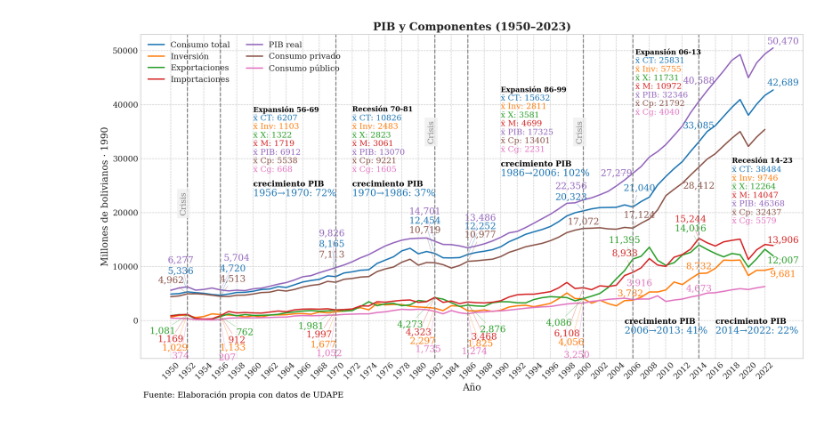
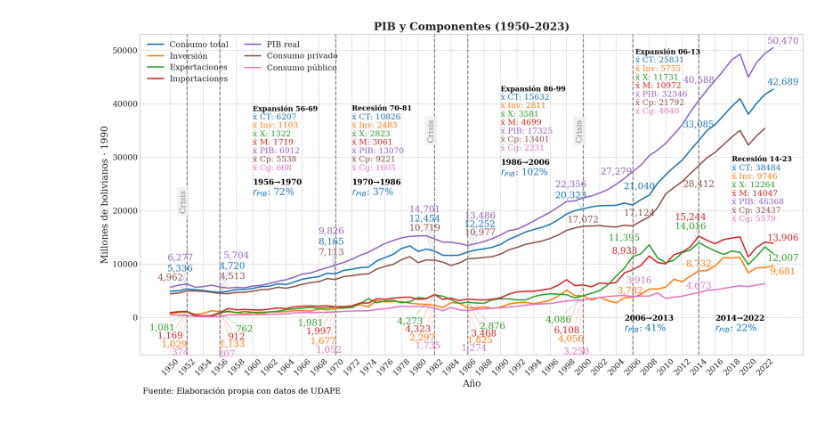
Before and after one commit to navi0369/proyectomacro, a Jupyter notebook: src/tesis/serie_completa/pib/pib_tipo_de_gasto_serie_completa.ipynb, the cells around one changed output. Drawn from its saved outputs; the diff is of its cells as text; code cells hidden in the pictures.

Commit message:
se crearon carpetas en assets/tesis/serie_completa para organizar mejor las imagenes, asi mismo se modificaron los output de las graficas en src/tesis/serie_completa

```diff
--- a/src/tesis/serie_completa/pib/pib_tipo_de_gasto_serie_completa.ipynb
+++ b/src/tesis/serie_completa/pib/pib_tipo_de_gasto_serie_completa.ipynb
@@ -2,7 +2,13 @@
 import pandas as pd
 import matplotlib.pyplot as plt
 import sqlite3, os
-from funciones import add_hitos, add_period_growth_annotations, add_cycle_means, add_year_value_annotations
+import sys
+sys.path.append(os.path.abspath('../'))          # utilidades propias
+from graficos_utils import (
+    add_hitos, add_cycle_means_multi,
+    add_year_value_annotations, add_period_growth_annotations_multi,
+    add_participation_cycle_boxes
+)
 
 CRISIS_52_55      = slice(1952, 1955)   # Crisis
 EXPANSION_56_69   = slice(1956, 1969)   # Expansión
@@ -14,7 +20,7 @@ ACUMULACION_06_13 = slice(2006, 2013)   # Acumulación (expansión)
 RECESION_14_23    = slice(2014, 2024)   # Recesión
 
 # ── 1. Configuración general y salida ────────────────────────────────
-output_dir = "../../../../assets/tesis/serie_completa"
+output_dir = "../../../../assets/tesis/serie_completa/pib"
 os.makedirs(output_dir, exist_ok=True)
 plt.style.use('seaborn-v0_8-whitegrid')
 plt.rcParams.update({
@@ -126,12 +132,12 @@ hitos_offset = {
     1982: 0.70, 1986: 0.55, 2000: 0.70,
     2006: 0.69, 2014: 0.63
 }
-annotation_tasas_offsets = {
-    1970: (1960, 0.49),
-    1986: (1972, 0.49),
-    2006: (1990, 0.56),
-    2013: (2005, 0.01),
-    2022: (2016, 0.01),
+period_offsets: dict[str, tuple[float, float]] = {
+    '1956-1970': (1960, 0.49),
+    '1970-1986': (1972, 0.49),
+    '1986-2006': (1990, 0.56),
+    '2006-2013': (2005, 0.01),
+    '2014-2022': (2016, 0.01),
 }
 
 # ── 5. Crear figura y trazar ────────────────────────────────────────
@@ -186,14 +192,6 @@ periodos = [
     (2014, 2022),
 ]
 
-add_period_growth_annotations(
-    ax, df, periodos,
-    col='pib_real_base_1990',
-    annotation_offsets=annotation_tasas_offsets,
-    label_prefix="crecimiento PIB",
-    color=component_colors['pib_real_base_1990']
-)
-
 
 
 # ── 8. Cuadros de estadísticas ───────────────────────────────────────
@@ -213,6 +211,13 @@ abbr = {
     "consumo_publico":              "Cg",
 }
 
+add_period_growth_annotations_multi(
+    ax, df, periodos,
+    cols=['pib_real_base_1990'],
+    period_offsets=period_offsets,
+    colors=component_colors,
+    abbr_map={'pib_real_base_1990': 'PIB'},
+)
 # ── 8.2 Estadísticas (promedios enteros) por ciclo ya calculado ─────────
 cycle_stats = {
     "Expansión 56-69":   avg_expansion_56_69,
@@ -256,31 +261,31 @@ for name, stats in cycle_stats.items():
     for j, col in enumerate(abbr):
         val = int(round(stats[col]))
         ax.text(
             x0, y0 - (j+1)*line_spacing,
             f"x̄ {abbr[col]}: {val}",
             ha='left', va='top',
             fontsize=12, color=component_colors[col],
             zorder=7
         )
 # ── 9. Formato final ────────────────────────────────────────────────
 ax.set_title(f"PIB y Componentes ({df.index[0]}–{df.index[-1]})", fontweight='bold')
 ax.set_xlabel("Año")
 ax.set_ylabel("Millones de bolivianos · 1990")
 ax.set_xticks(df.index[::max(1,len(df)//31)])
 ax.tick_params(axis='x', rotation=45)
 ax.legend(loc='upper left', ncol=2)
 ax.set_ylim(-7000, df.max().max() * 1.05)
 
 fig.text(
     0.07, 0.005,
     "Fuente: Elaboración propia con datos de UDAPE",
     ha="left", va="bottom",
     fontsize=12, color="black",
     transform=fig.transFigure
 )
 
 plt.tight_layout()
 plt.savefig(os.path.join(output_dir, "pib_componentes_extended.png"))
 plt.show()
 # %% [output]
-[figure, old version]
+[figure, new version]
```
Also changed, not shown: 47 other files.
